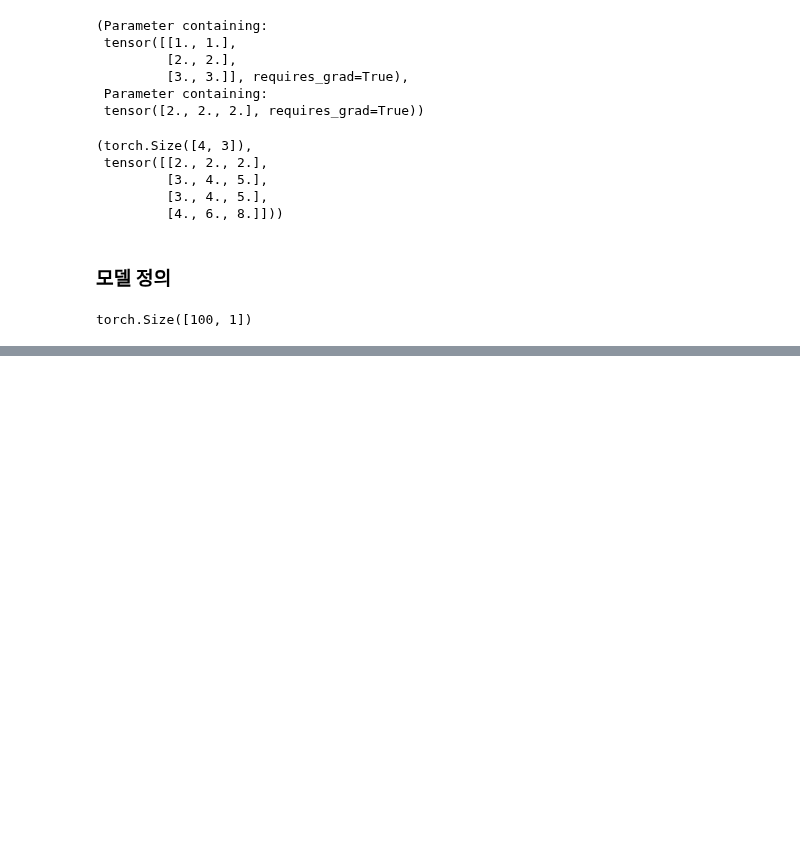
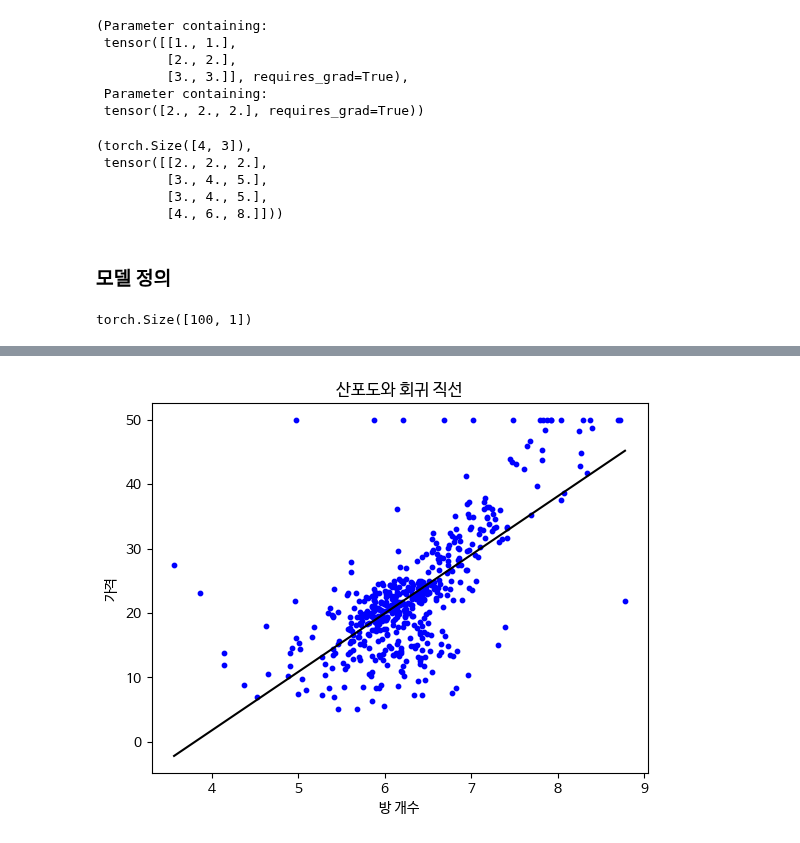
Before and after one commit to ben8169/Study, a Jupyter notebook: AI/Pytorch_Deeplearning_Project/05.ipynb, the cells around one changed output, grey strips where cells are left out. Drawn from its saved outputs; the diff is of its cells as text; code cells hidden in the pictures; blank space fills up the shorter version.

```diff
--- a/AI/Pytorch_Deeplearning_Project/05.ipynb
+++ b/AI/Pytorch_Deeplearning_Project/05.ipynb
@@ -195,0 +243,16 @@ loss.backward()
+# %%
+n_input = x.shape[1]
+n_output = 1
+# %%
+class Net(nn.Module):
+    def __init__(self, n_input, n_output):
+        super().__init__()
+
+        self.l1 = nn.Linear(n_input, n_output)
+
+        nn.init.constant_(self.l1.weight, 1.)
+        nn.init.constant_(self.l1.bias, 1.)
+
+    def forward(self, x):
+        x1 = self.l1(x)
+        return x1
@@ -195,0 +435,9 @@ loss.backward()
+# %%
+plt.scatter(x, yt, s=10, c='b')
+plt.xlabel('방 개수')
+plt.ylabel('가격')
+plt.plot(Xse.data, Yse.data, c='k')
+plt.title('산포도와 회귀 직선')
+plt.show()
+# %% [output]
+[figure, added]
```
Also changed, not shown: parts of 46 cells of this notebook.
